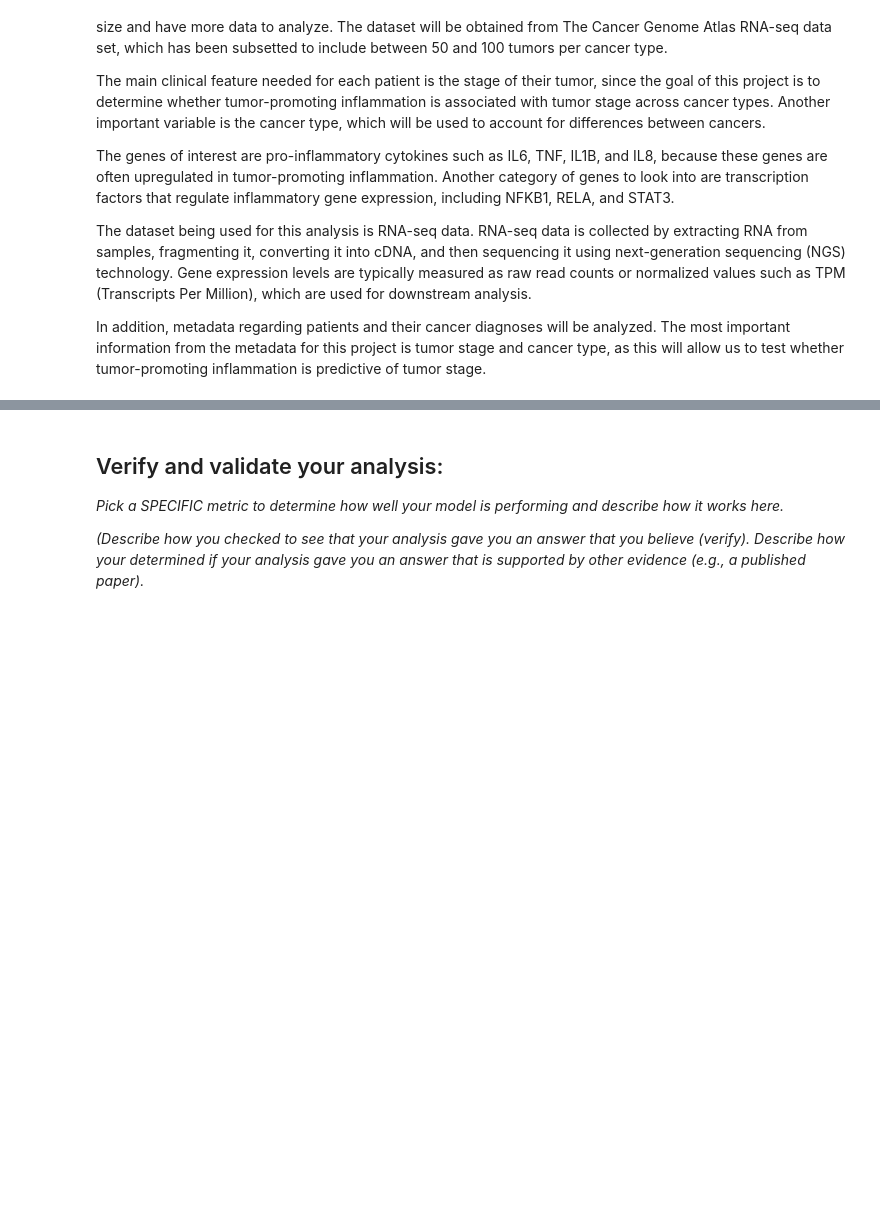
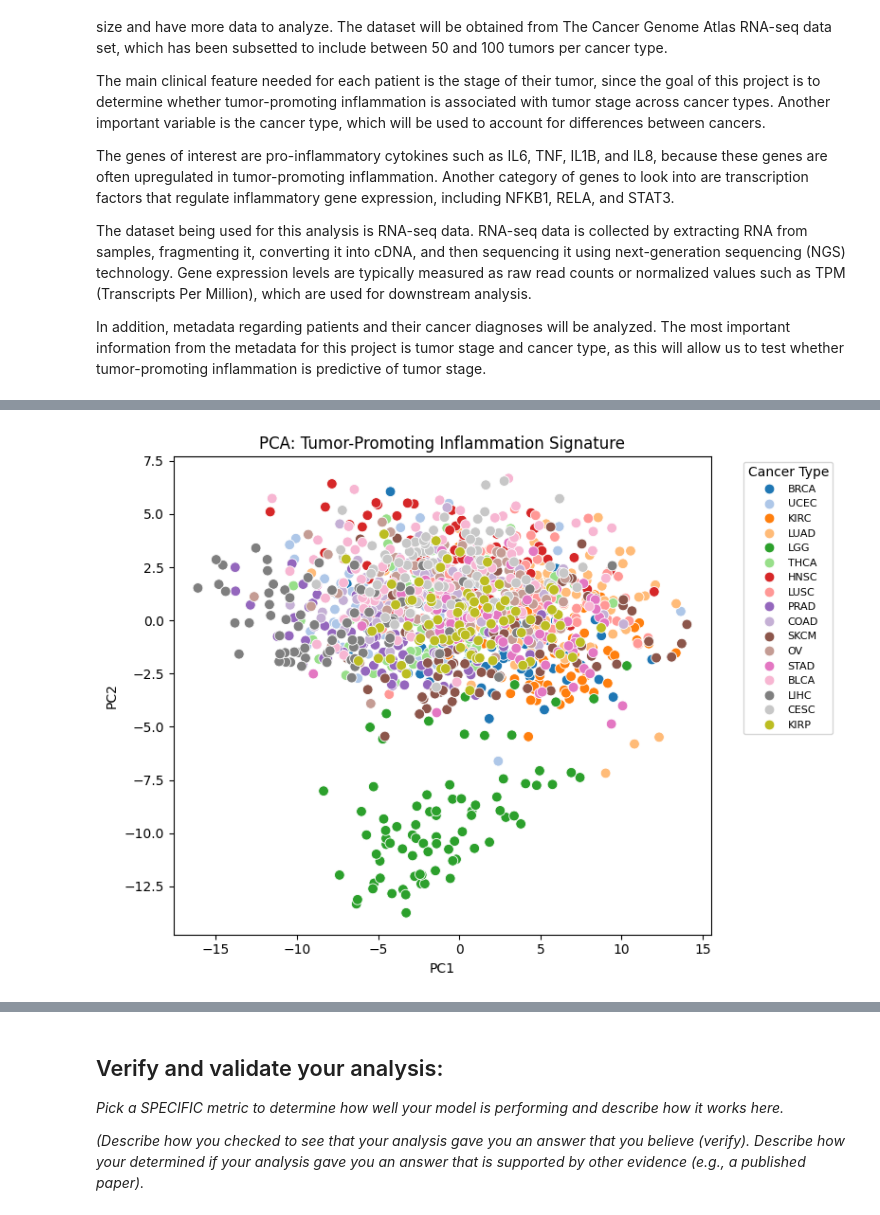
Before and after one commit to ogeikem/Module-4-Cancer, a Jupyter notebook: code/Module 4 Template.ipynb, the cells around one changed output, grey strips where cells are left out. Drawn from its saved outputs; the diff is of its cells as text; code cells hidden in the pictures; blank space fills up the shorter version.

```diff
--- a/code/Module 4 Template.ipynb
+++ b/code/Module 4 Template.ipynb
@@ -52 +83,72 @@ In addition, metadata regarding patients and their cancer diagnoses will be anal
+# %%
+# reading in the hallmarks data s
+hallmarks_data = pd.read_table(
+    r"C:\Users\ogeik\OneDrive\Desktop\BME 2315\Module-4-Cancer\data\Menyhart_JPA_CancerHallmarks_core.txt",
+    header=None,
+    index_col=0
+)
+# creating a list of genes associated with the "TUMOR-PROMOTING INFLAMMATION" hallmark
+desired_gene_list = list(
+    hallmarks_data.loc["TUMOR-PROMOTING INFLAMMATION"].dropna()
+)
+# reading in the gene expression data and metadata for the validation set
+data = pd.read_csv(
+    r"C:\Users\ogeik\OneDrive\Desktop\BME 2315\Module-4-Cancer\data\VALIDATION_SET_GSE62944_subsample_log2TPM.csv",
+    index_col=0
+)
+# reading in the metadata for the validation set
+metadata = pd.read_csv(
+    r"C:\Users\ogeik\OneDrive\Desktop\BME 2315\Module-4-Cancer\data\VALIDATION_SET_GSE62944_metadata.csv",
+    index_col=0
+)
+# filtering the gene expression data to include only the genes in the desired gene list
+filtered_genes = [g for g in desired_gene_list if g in data.index]
+
+# creating a new DataFrame with the filtered gene expression data
+gene_data = data.loc[filtered_genes]
+
+# transposing the gene expression data so that samples are rows and genes are columns
+X = gene_data.T
+
+# ensuring that the index of X is of type string and stripping any leading/trailing whitespace
+X.index = X.index.astype(str).str.strip()
+
+# converting all values in X to numeric, coercing errors to NaN, and dropping any columns that are entirely NaN
+X = X.apply(pd.to_numeric, errors="coerce")
+X = X.dropna(axis=1, how="all")
+
+# performing PCA on the filtered gene expression data
+pca = PCA(n_components=2)
+X_pca = pca.fit_transform(X)
+
+# creating a DataFrame for the PCA results and joining it with the metadata to include cancer type information
+pca_df = pd.DataFrame(
+    X_pca,
+    index=X.index,
+    columns=["PC1", "PC2"]
+)
+pca_df = pca_df.join(metadata["cancer_type"], how="left")
+
+# visualizing the PCA results with a scatter plot, coloring points by cancer type
+plt.figure(figsize=(8,6))
+sns.scatterplot(
+    x=pca_df["PC1"],
+    y=pca_df["PC2"],
+    hue=pca_df["cancer_type"],
+    palette= "tab20",
+    s=60
+)
+plt.title("PCA: Tumor-Promoting Inflammation Signature")
+plt.xlabel("PC1")
+plt.ylabel("PC2")
+plt.legend(
+    title="Cancer Type",
+    bbox_to_anchor=(1.05, 1),
+    loc="upper left",
+    fontsize=8
+)
+plt.tight_layout()
+plt.show()
+# %% [output]
+[figure, added]
 # %% [markdown]
```
Also changed, not shown: parts of 4 cells of this notebook.
